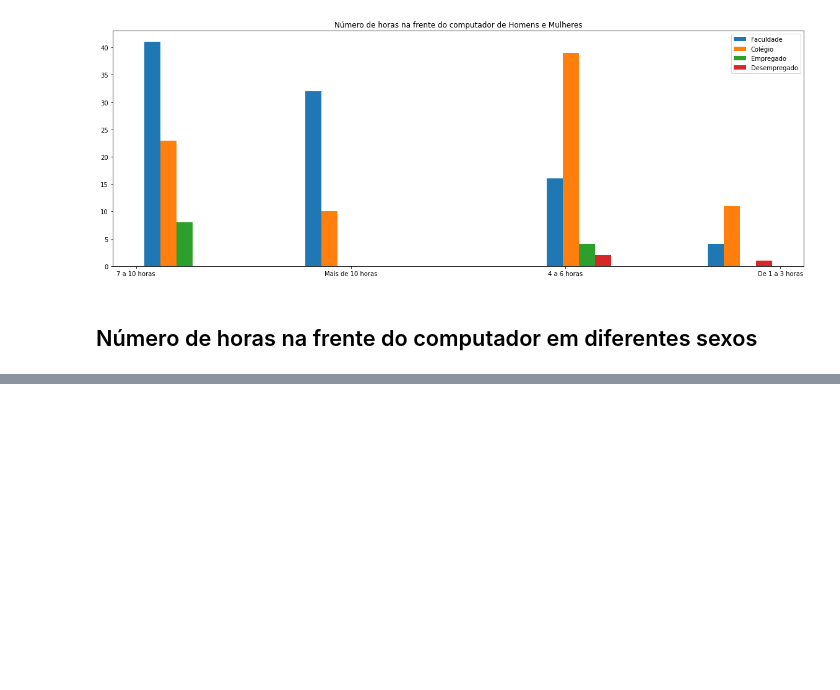
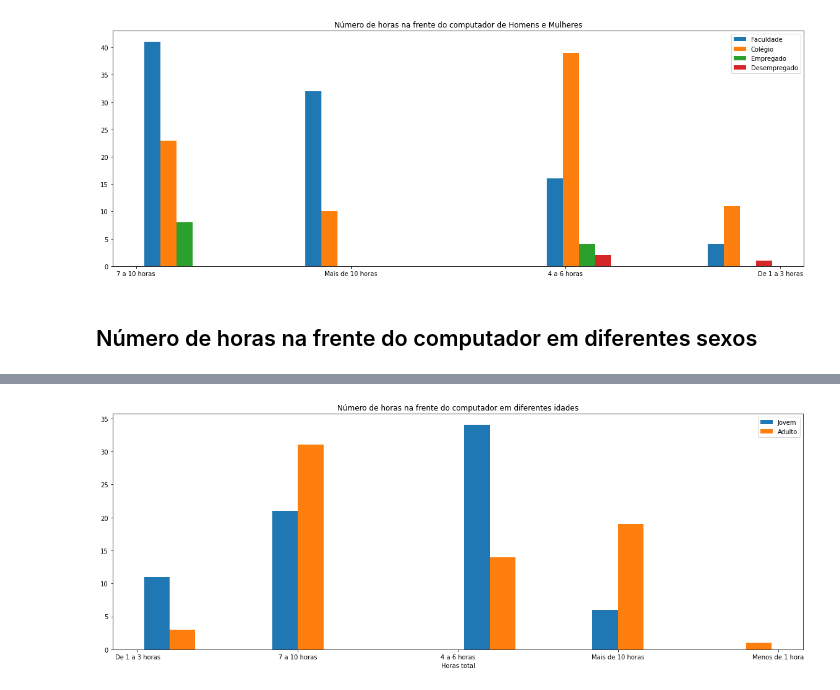
Before and after one commit to GabrielPl-1/Projeto-2-Cdados, a Jupyter notebook: Projeto 2 cdados.ipynb, the cells around one changed output, grey strips where cells are left out. Cells and saved outputs as stored; diff of their text form; code cells hidden in the pictures; blank space fills up the shorter version.

```diff
--- a/Projeto 2 cdados.ipynb
+++ b/Projeto 2 cdados.ipynb
@@ -203,0 +218,13 @@ plt.show()
+# %%
+Jovem = dados.loc[dados.Idade<18]
+Adulto = dados.loc[dados.Idade>18]
+# %%
+plt.figure(figsize=(20,7))
+bins = 8
+plt.hist([Jovem['Horas'][::-1], Adulto['Horas'][::-1]], label=["Jovem","Adulto"])
+plt.legend(loc='upper right')
+plt.xlabel("Horas total")
+plt.title("Número de horas na frente do computador em diferentes idades")
+plt.show()
+# %% [output]
+[figure, added]
```
Also changed, not shown: parts of 12 cells of this notebook.
